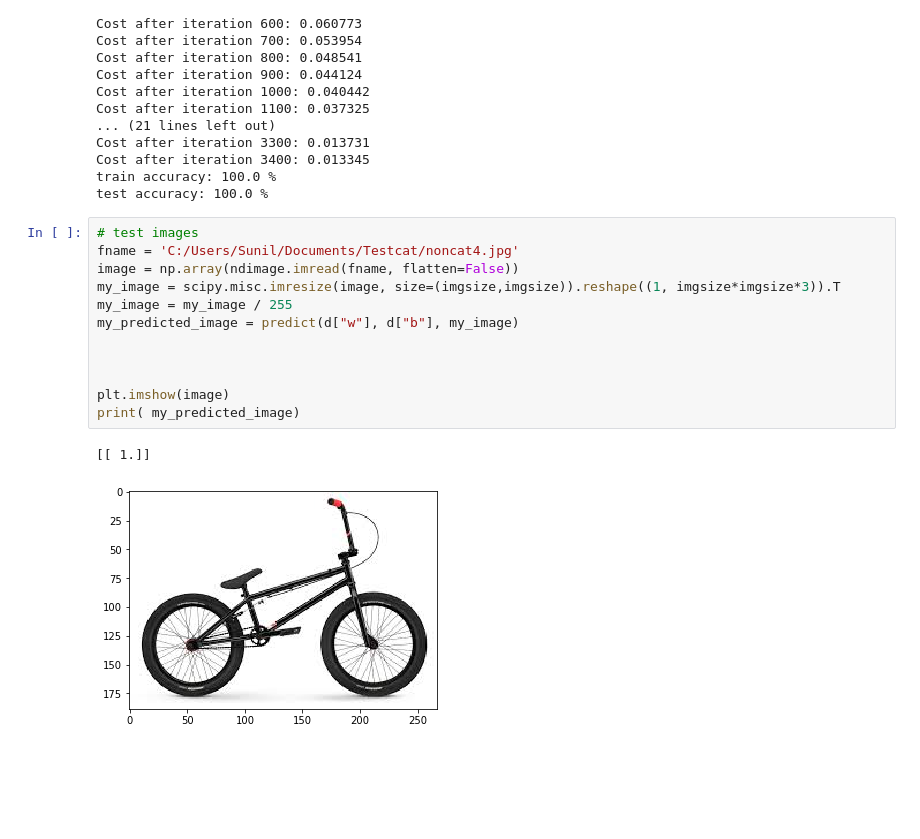
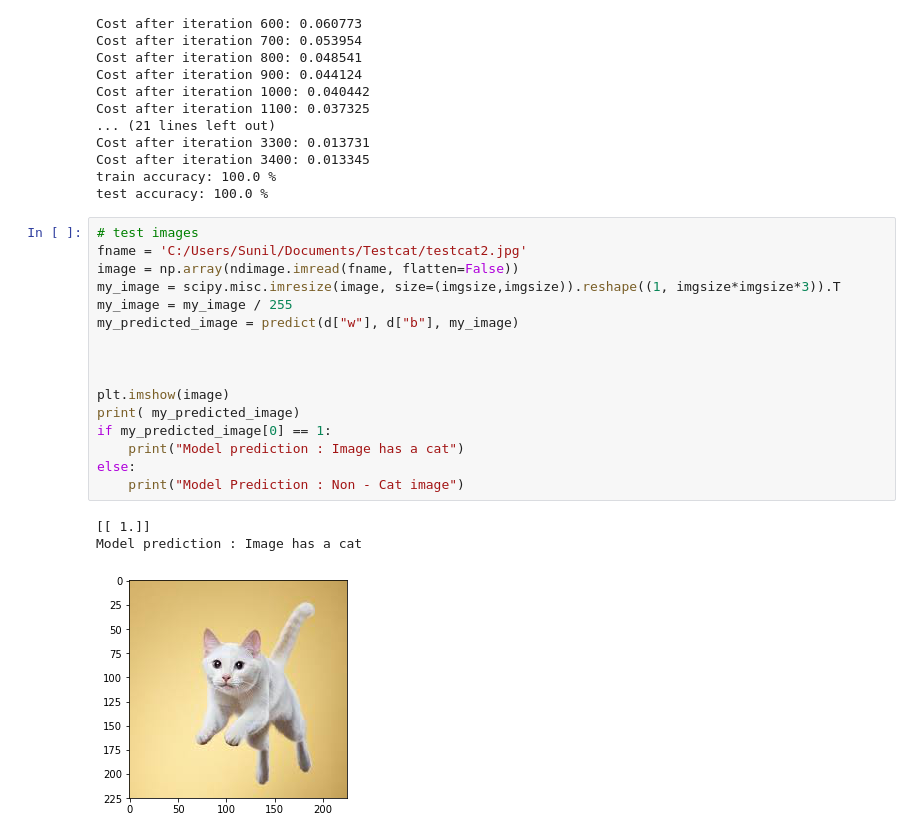
Before and after one commit to sunilkanthkumar/ImageRecognition, a Jupyter notebook: Catvsnoncat.ipynb, the cells around one changed output. Saved outputs shown, nothing was run; the diff lists cells and outputs as text; blank space fills up the shorter version.

```diff
--- a/Catvsnoncat.ipynb
+++ b/Catvsnoncat.ipynb
@@ -226,16 +226,21 @@ train accuracy: 100.0 %
 test accuracy: 100.0 %
 # %%
 # test images
-fname = 'C:/Users/Sunil/Documents/Testcat/noncat4.jpg'
+fname = 'C:/Users/Sunil/Documents/Testcat/testcat2.jpg'
 image = np.array(ndimage.imread(fname, flatten=False))
 my_image = scipy.misc.imresize(image, size=(imgsize,imgsize)).reshape((1, imgsize*imgsize*3)).T
 my_image = my_image / 255
 my_predicted_image = predict(d["w"], d["b"], my_image)
 
 
 
 plt.imshow(image)
 print( my_predicted_image)
+if my_predicted_image[0] == 1:
+    print("Model prediction : Image has a cat")
+else:
+    print("Model Prediction : Non - Cat image")
 # %% [output]
 [[ 1.]]
+Model prediction : Image has a cat
-[figure, old version]
+[figure, new version]
```
Also changed, not shown: parts of 1 cell of this notebook.
